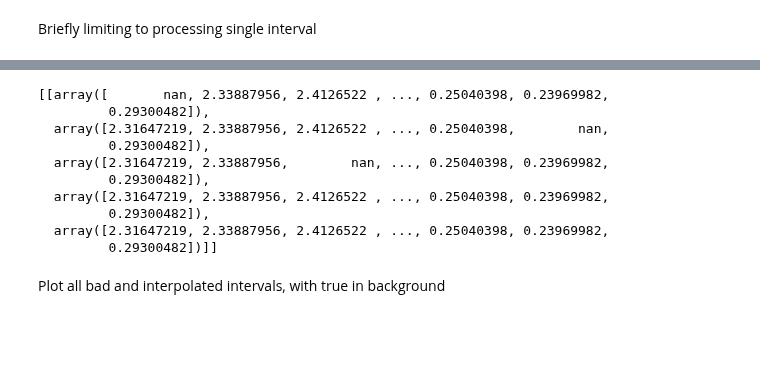
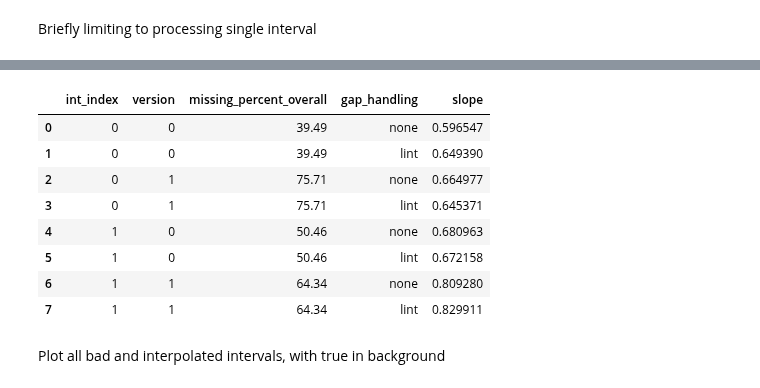
Before and after one commit to daniel-wrench/time_series_analysis, a Jupyter notebook: official_demo.ipynb, the cells around one changed output, grey strips where cells are left out. Cells and saved outputs as stored; diff of their text form; code cells hidden in the pictures; blank space fills up the shorter version.

```diff
--- a/official_demo.ipynb
+++ b/official_demo.ipynb
@@ -509,13 +382,0 @@ executing.executing.NotOneValueFound: Expected one value, found 0
-# %%
-all_bad_inputs_list
-# %% [output]
-[[array([       nan, 2.33887956, 2.4126522 , ..., 0.25040398, 0.23969982,
-         0.29300482]),
-  array([2.31647219, 2.33887956, 2.4126522 , ..., 0.25040398,        nan,
-         0.29300482]),
-  array([2.31647219, 2.33887956,        nan, ..., 0.25040398, 0.23969982,
-         0.29300482]),
-  array([2.31647219, 2.33887956, 2.4126522 , ..., 0.25040398, 0.23969982,
-         0.29300482]),
-  array([2.31647219, 2.33887956, 2.4126522 , ..., 0.25040398, 0.23969982,
-         0.29300482])]]
@@ -522,3 +450,16 @@ all_bad_inputs_list
+# %%
+ints_copies_meta = pd.DataFrame({"int_index": index_list, "version": version_list, "missing_percent_overall": missing_list, "gap_handling": handling_list, "slope": slopes_list})
+ints_copies_meta
+# %% [output]
+|  | int_index | version | missing_percent_overall | gap_handling | slope |
+| 0 | 0 | 0 | 39.49 | none | 0.596547 |
+| 1 | 0 | 0 | 39.49 | lint | 0.649390 |
+| 2 | 0 | 1 | 75.71 | none | 0.664977 |
+| 3 | 0 | 1 | 75.71 | lint | 0.645371 |
+| 4 | 1 | 0 | 50.46 | none | 0.680963 |
+| 5 | 1 | 0 | 50.46 | lint | 0.672158 |
+| 6 | 1 | 1 | 64.34 | none | 0.809280 |
+| 7 | 1 | 1 | 64.34 | lint | 0.829911 |
 # %% [markdown]
 Plot all bad and interpolated intervals, with true in background
 # %%
```
Also changed, not shown: parts of 10 cells of this notebook.
